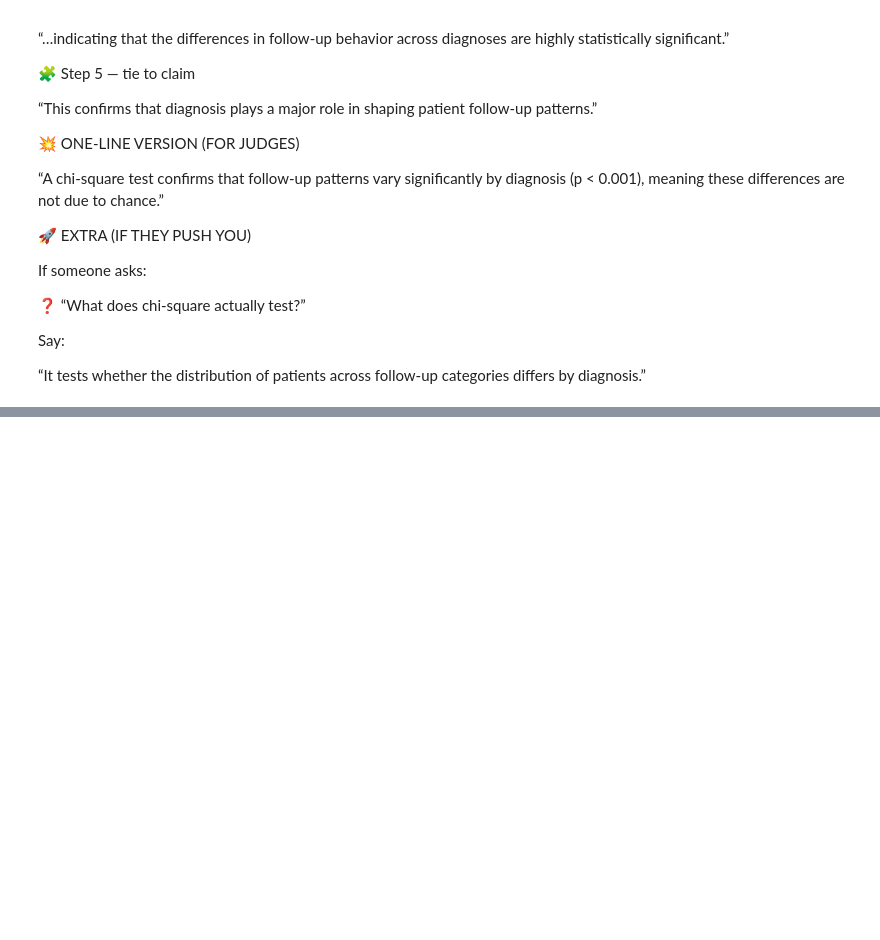
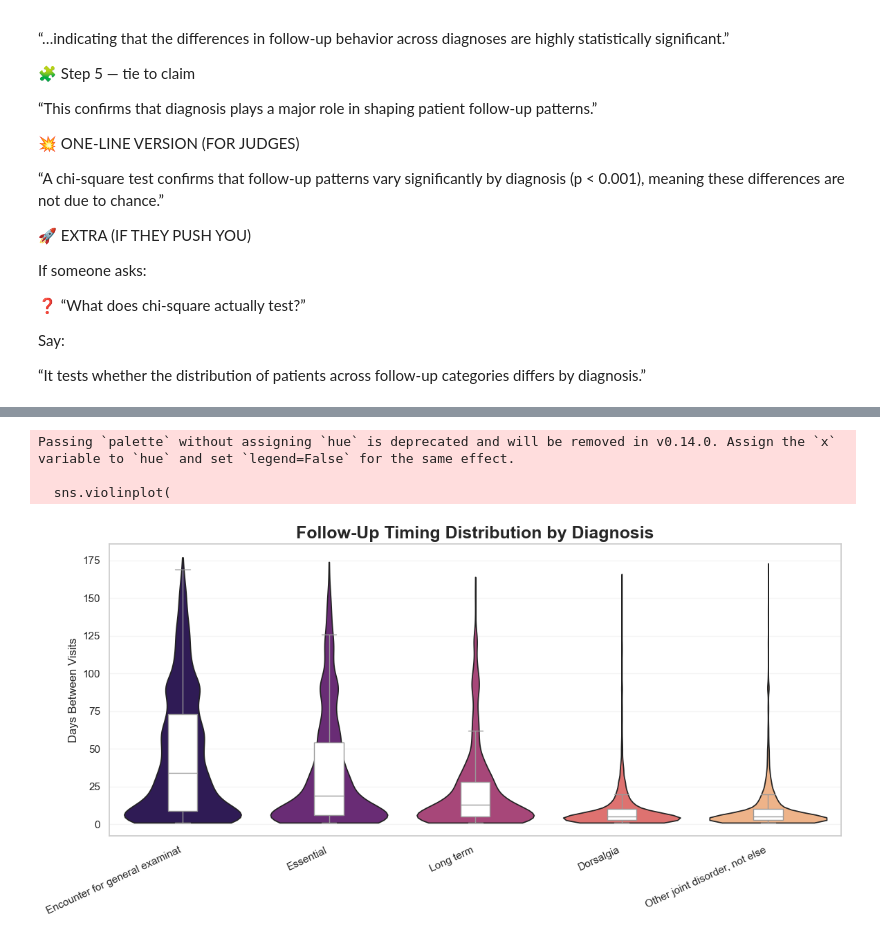
Before and after one commit to sampanackal45/DATAFEST26, a Jupyter notebook: datafestcode.ipynb, the cells around one changed output, grey strips where cells are left out. Cells and saved outputs as stored; diff of their text form; code cells hidden in the pictures; blank space fills up the shorter version.

```diff
--- a/datafestcode.ipynb
+++ b/datafestcode.ipynb
@@ -1597,0 +1772,57 @@ fig.show(renderer="browser")
+# %%
+import seaborn as sns
+import matplotlib.pyplot as plt
+
+sns.set_theme(style="whitegrid")
+
+# -----------------------------
+# FILTER TOP DIAGNOSES
+# -----------------------------
+top_diag = df["GroupName"].value_counts().head(5).index
+df_diag = df[df["GroupName"].isin(top_diag)].copy()
+
+# shorten labels
+df_diag["ShortName"] = df_diag["GroupName"].str.slice(0, 30)
+
+# -----------------------------
+# PLOT
+# -----------------------------
+plt.figure(figsize=(12,6))
+
+# VIOLIN (distribution shape)
+sns.violinplot(
+    data=df_diag,
+    x="ShortName",
+    y="TimeGap",
+    palette="magma",
+    inner=None,
+    cut=0
+)
+
+# BOXPLOT OVERLAY (structure)
+sns.boxplot(
+    data=df_diag,
+    x="ShortName",
+    y="TimeGap",
+    width=0.2,
+    color="white",
+    showfliers=False
+)
+
+# -----------------------------
+# STYLE
+# -----------------------------
+plt.title("Follow-Up Timing Distribution by Diagnosis", fontsize=18, weight="bold")
+plt.xlabel("")
+plt.ylabel("Days Between Visits")
+
+plt.xticks(rotation=25, ha="right")
+plt.grid(axis='y', alpha=0.2)
+
+plt.tight_layout()
+plt.show()
+# %% [output]
+Passing `palette` without assigning `hue` is deprecated and will be removed in v0.14.0. Assign the `x` variable to `hue` and set `legend=False` for the same effect.
+
+  sns.violinplot(
+[figure, added]
```
Also changed, not shown: parts of 6 cells of this notebook.
